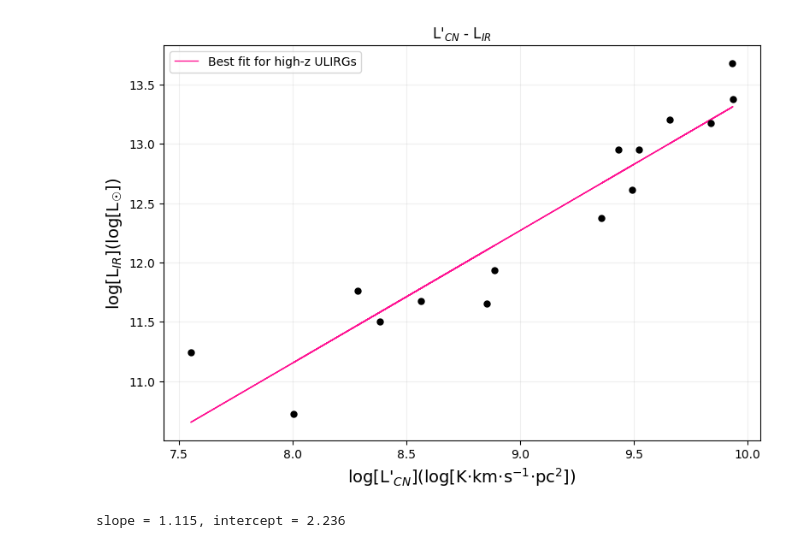
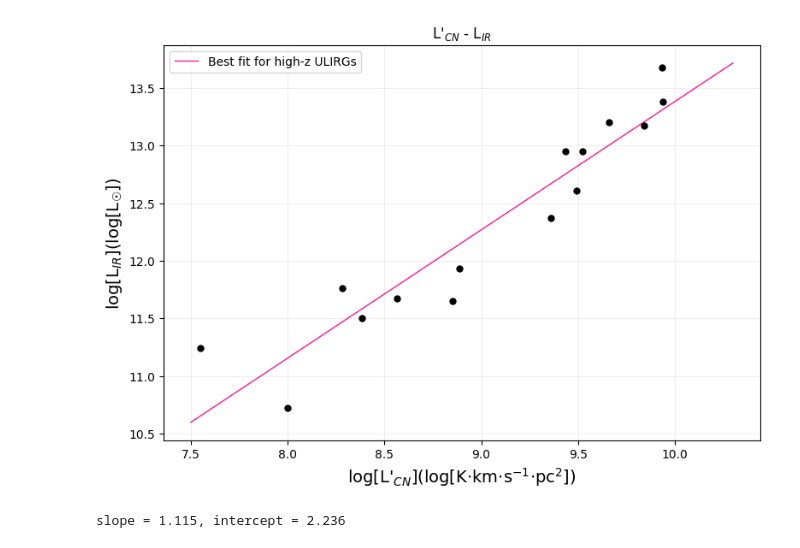
Before and after one commit to 000RF/2025-summer, a Jupyter notebook: L'CN-L_IR/L'_CN-L_IR_test.ipynb, the cells around one changed output. Cells and saved outputs as stored; diff of their text form; code cells hidden in the pictures.

```diff
--- a/L'CN-L_IR/L'_CN-L_IR_test.ipynb
+++ b/L'CN-L_IR/L'_CN-L_IR_test.ipynb
@@ -24,34 +24,34 @@ plt.title("L\'$_{CN}$ - L$_{IR}$")
 
 
 #x_high = np.linspace(min(L_CN_low), max(L_CN_high), 100)
 #x_low = np.linspace(min(L_CN_low), max(L_CN_high), 100)
 
-#x_high = np.linspace(8, 10, 100)
+x_high = np.linspace(7.5, 10.3, 100)
 
 x = df['log_L_CN']
 y = df['log_L_IR']
 
 #xerr = [df['L_CN_err_low'], df['L_CN_err_high']]
 #yerr = [df['L_IR_err_low'], df['L_IR_err_high']]
 
 #plt.errorbar(
 #    x, y,
 #    xerr=xerr, yerr=yerr,
 #    fmt="none",
 #    capsize=3, color="black", ecolor="gray"
 #)
-plt.plot(L_CN, a*L_CN + b, "-", lw=1, color="deeppink", label="Best fit for high-z ULIRGs")
+plt.plot(x_high, a*x_high + b, "-", lw=1, color="deeppink", label="Best fit for high-z ULIRGs")
 plt.plot(L_CN, L_IR, "o", color="black", markersize=5)
 
 #plt.ylim(11, 14.5)
 #plt.xlim(7.8, 10.2)
 plt.xlabel("log[L\'$_{CN}$](log[K$\cdot$km$\cdot$s$^{-1}$$\cdot$pc$^2$])", fontsize=14)
 plt.ylabel("log[L$_{IR}$](log[L$_\u2609$])", fontsize=14)
 plt.grid(alpha=0.2)
 plt.legend()
 plt.show()
 
 print(f"slope = {a:.3f}, intercept = {b:.3f}")
 # %% [output]
-[figure, old version]
+[figure, new version]
 slope = 1.115, intercept = 2.236
```
